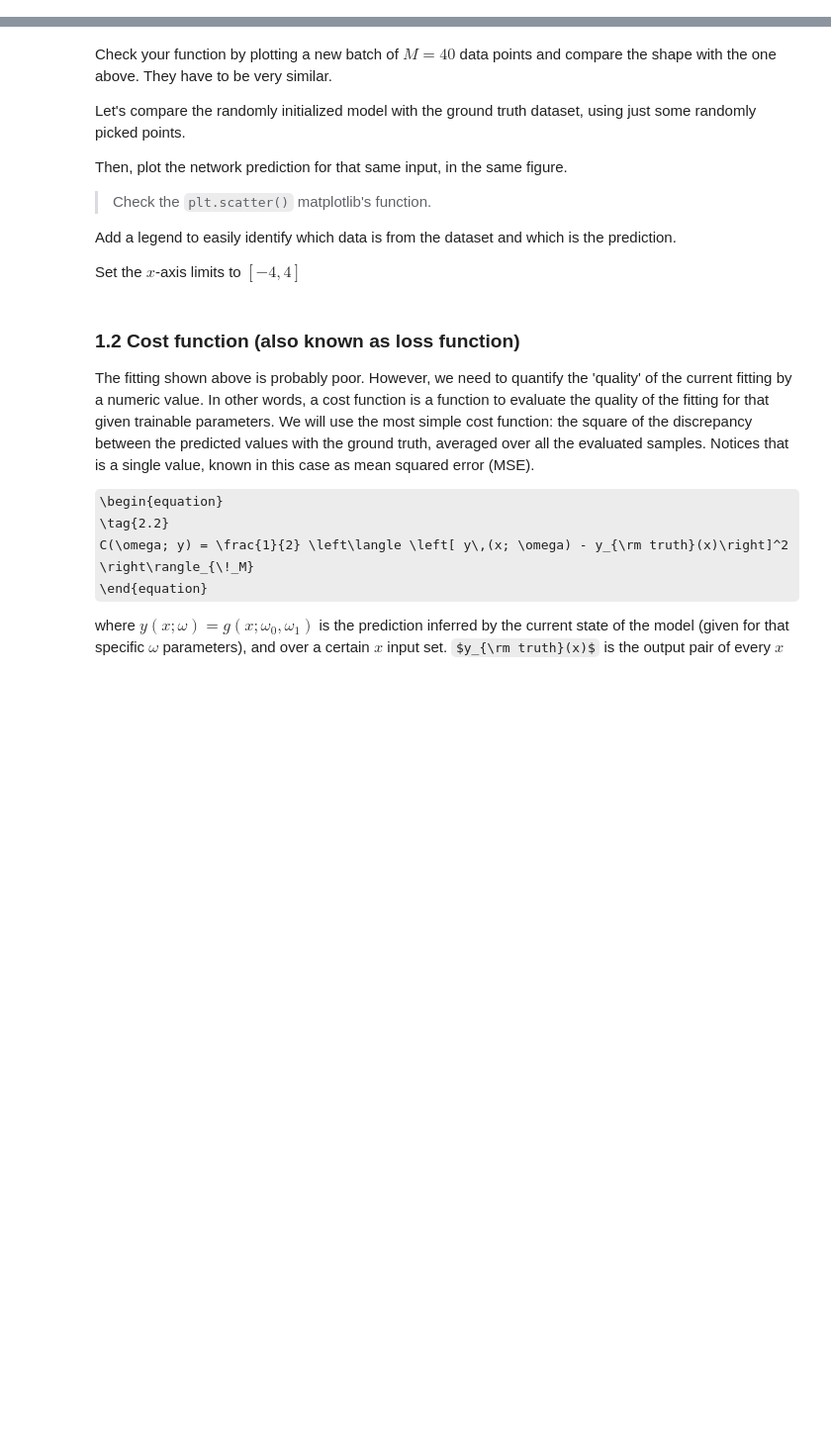
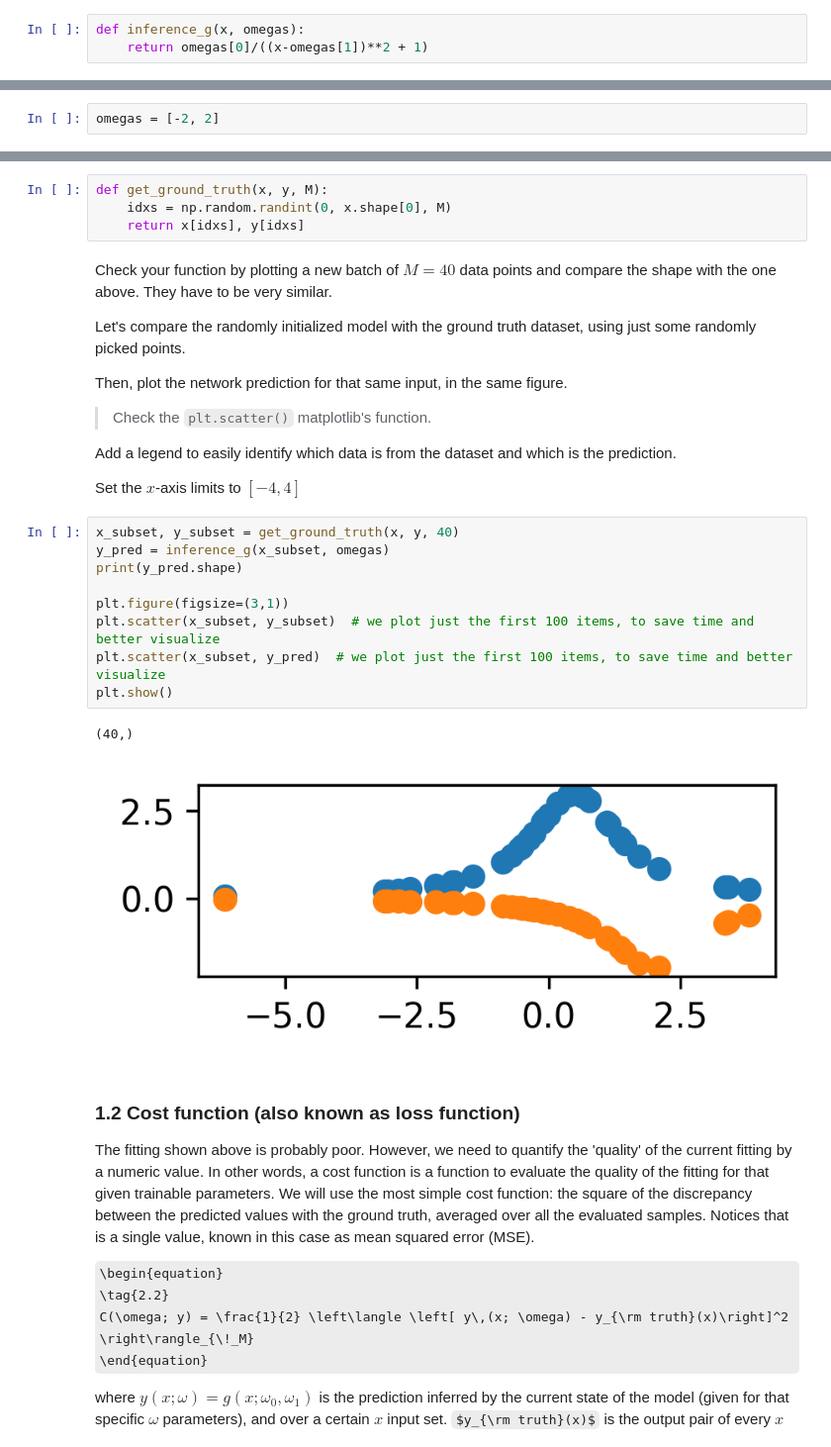
Before and after one commit to dmaluenda/hands_on_machine_learning, a Jupyter notebook: 02_Training.ipynb, the cells around one changed output, grey strips where cells are left out. Shown at 99% size. Drawn from its saved outputs; the diff is of its cells as text; some formulas as TeX source; blank space fills up the shorter version.

```diff
--- a/02_Training.ipynb
+++ b/02_Training.ipynb
@@ -119,10 +141,15 @@ Notice that this function $g(\cdot)$ do NOT represent any kind of neuron connect
 <hr>
 
 Then, define a function to return the $y$ predicted result for a given $x$ and $\omega$ (input arguments). This would act as the network prediction inference.
+# %%
+def inference_g(x, omegas):
+    return omegas[0]/((x-omegas[1])**2 + 1)
 # %% [markdown]
 Let's initialize our pseudo-network by setting arbitrary parameters for $\omega$.
 
 Thus, declare a variable to store $\omega$ and initialize it to $\omega=(-2, 2)$, for instance.
+# %%
+omegas = [-2, 2]
 # %% [markdown]
 We have a dataset with one million of $(x, y)$ pairs, and we want to train our pseudo-network (model) to reproduce this dataset.
 
@@ -148,6 +179,10 @@ plt.show()
 Since this dataset is huge, write a function to return two batches arrays (for $x$ and $y$) of a certain length given by the $M$ `batchsize` argument.
 
 So, randomly pick a $M$ number of elements on the whole $x$ input array and their corresponding $y$ output pairs.
+# %%
+def get_ground_truth(x, y, M):
+    idxs = np.random.randint(0, x.shape[0], M)
+    return x[idxs], y[idxs]
 # %% [markdown]
 Check your function by plotting a new batch of $M=40$ data points and compare the shape with the one above. They have to be very similar.
 
@@ -160,6 +195,18 @@ Then, plot the network prediction for that same input, in the same figure.
 Add a legend to easily identify which data is from the dataset and which is the prediction.
 
 Set the $x$-axis limits to $[-4, 4]$
+# %%
+x_subset, y_subset = get_ground_truth(x, y, 40)
+y_pred = inference_g(x_subset, omegas)
+print(y_pred.shape)
+
+plt.figure(figsize=(3,1))
+plt.scatter(x_subset, y_subset)  # we plot just the first 100 items, to save time and better visualize
+plt.scatter(x_subset, y_pred)  # we plot just the first 100 items, to save time and better visualize
+plt.show()
+# %% [output]
+(40,)
+[figure, added]
 # %% [markdown]
 ### 1.2 Cost function (also known as loss function)
 
```
Also changed, not shown: parts of 12 cells of this notebook, 4 other files.
